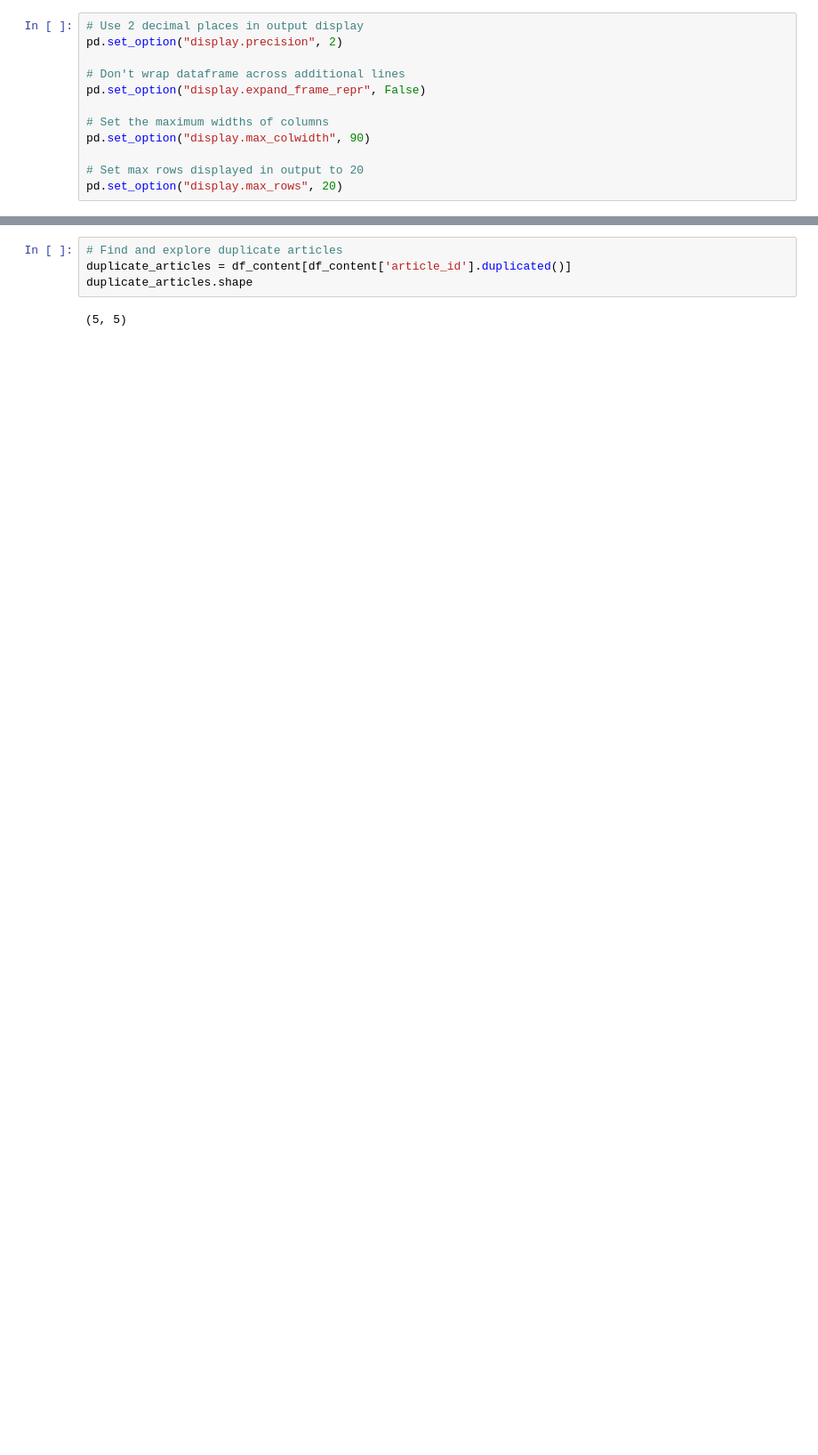
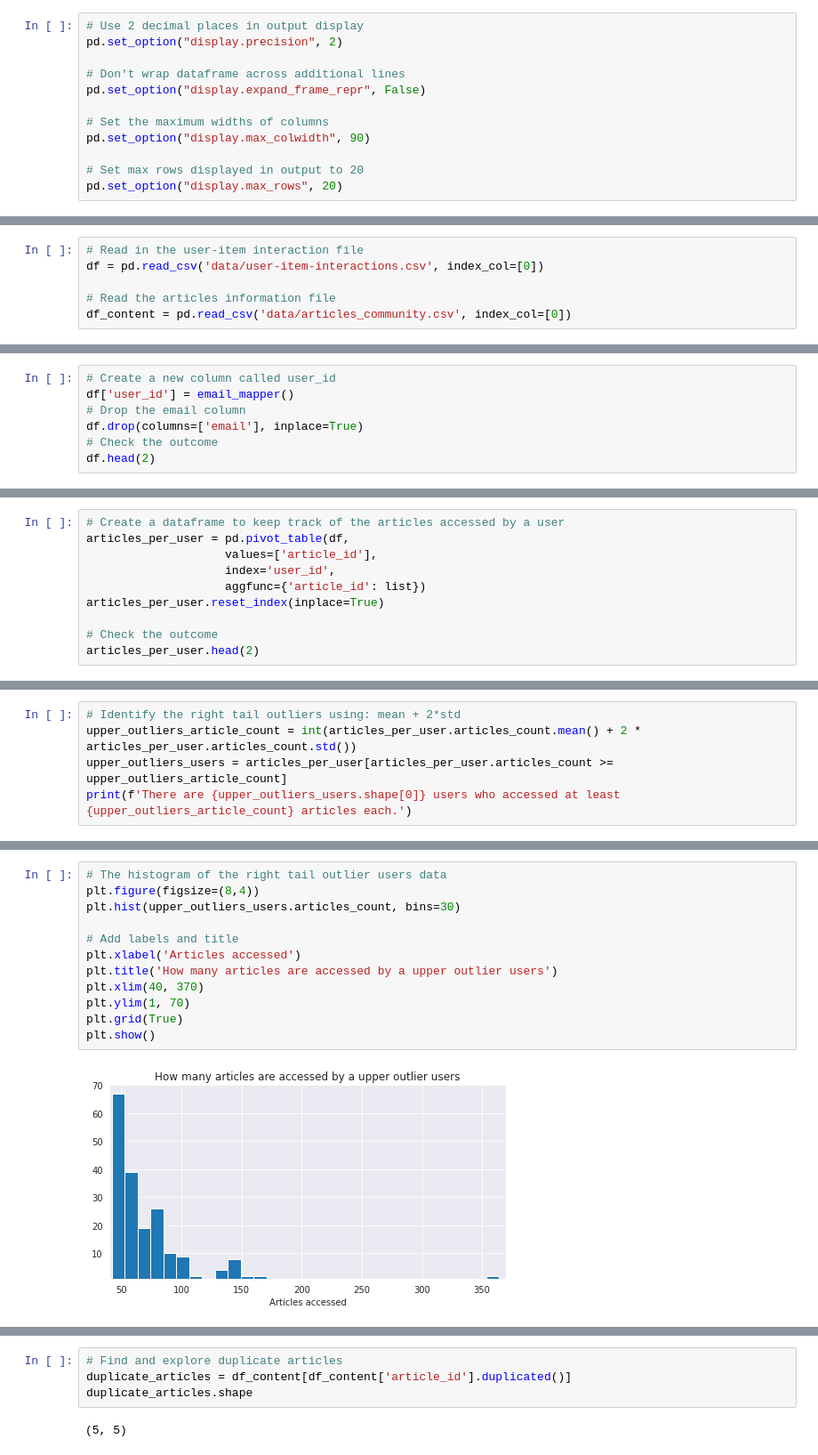
Before and after one commit to SolanaO/Recommendation_Systems, a Jupyter notebook: Recommendations_with_IBM.ipynb, the cells around one changed output, grey strips where cells are left out. Shown at 89% size. Saved outputs shown, nothing was run; the diff lists cells and outputs as text; blank space fills up the shorter version.

```diff
--- a/Recommendations_with_IBM.ipynb
+++ b/Recommendations_with_IBM.ipynb
@@ -229,0 +78,6 @@ The maximum number of user-article interactions by any user is 364.
+# %%
+# Read in the user-item interaction file
+df = pd.read_csv('data/user-item-interactions.csv', index_col=[0])
+
+# Read the articles information file
+df_content = pd.read_csv('data/articles_community.csv', index_col=[0])
@@ -229,0 +144,7 @@ The maximum number of user-article interactions by any user is 364.
+# %%
+# Create a new column called user_id
+df['user_id'] = email_mapper()
+# Drop the email column
+df.drop(columns=['email'], inplace=True)
+# Check the outcome
+df.head(2)
@@ -229,0 +167,10 @@ The maximum number of user-article interactions by any user is 364.
+# %%
+# Create a dataframe to keep track of the articles accessed by a user
+articles_per_user = pd.pivot_table(df,
+                    values=['article_id'],
+                    index='user_id',
+                    aggfunc={'article_id': list})
+articles_per_user.reset_index(inplace=True)
+
+# Check the outcome
+articles_per_user.head(2)
@@ -229,0 +237,5 @@ The maximum number of user-article interactions by any user is 364.
+# %%
+# Identify the right tail outliers using: mean + 2*std
+upper_outliers_article_count = int(articles_per_user.articles_count.mean() + 2 * articles_per_user.articles_count.std())
+upper_outliers_users = articles_per_user[articles_per_user.articles_count >= upper_outliers_article_count]
+print(f'There are {upper_outliers_users.shape[0]} users who accessed at least {upper_outliers_article_count} articles each.')
@@ -229,0 +257,14 @@ The maximum number of user-article interactions by any user is 364.
+# %%
+# The histogram of the right tail outlier users data
+plt.figure(figsize=(8,4))
+plt.hist(upper_outliers_users.articles_count, bins=30)
+
+# Add labels and title
+plt.xlabel('Articles accessed')
+plt.title('How many articles are accessed by a upper outlier users')
+plt.xlim(40, 370)
+plt.ylim(1, 70)
+plt.grid(True)
+plt.show()
+# %% [output]
+[figure, added]
```
Also changed, not shown: parts of 102 cells of this notebook.
